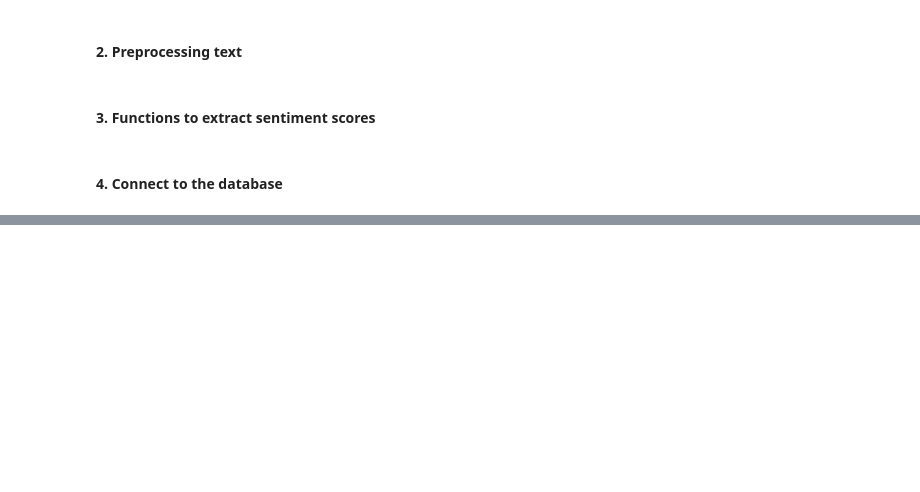
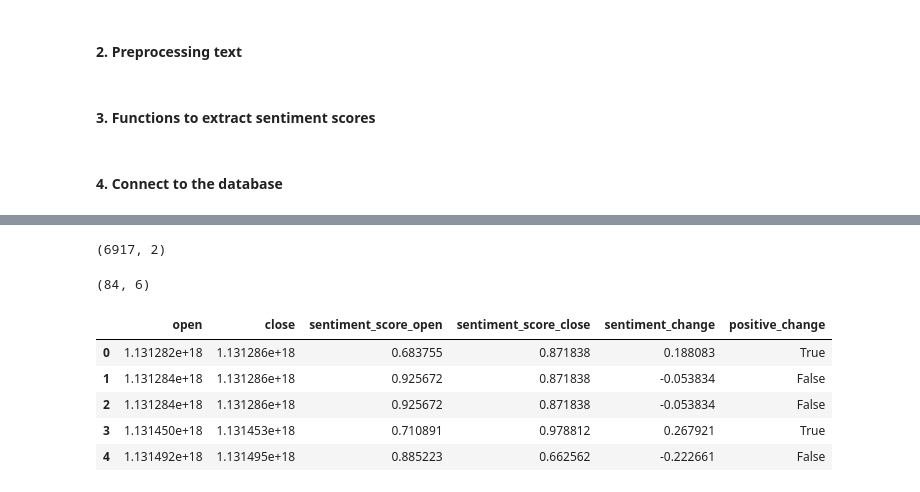
Before and after one commit to PhatLeBao-Phat/dbl-group-3, a Jupyter notebook: sprint 2/Roberta.ipynb, the cells around one changed output, grey strips where cells are left out. Saved outputs shown, nothing was run; the diff lists cells and outputs as text; code cells hidden in the pictures; blank space fills up the shorter version.

```diff
--- a/sprint 2/Roberta.ipynb
+++ b/sprint 2/Roberta.ipynb
@@ -88,0 +220,20 @@ end - start
+# %%
+# filter open close df
+open_close_df = start_end_customers_filter(conversation)
+open_close_df.shape
+# %% [output]
+(6917, 2)
+# %%
+# get sentiment score for open tweet
+a = open_close_df.merge(right=sen_score, left_on='open', right_on='id', how='left')
+a.dropna(subset=['sentiment_score'], inplace=True)
+# %%
+# get sentiment score for close tweet
+a = a.merge(right=sen_score, left_on='close', right_on='id', how='left', suffixes=('_open', '_close'))
+a.dropna(subset=['sentiment_score_close'], inplace=True)
+a.shape
+# %% [output]
+(84, 6)
+# %%
+a.drop(columns=['id_open', 'id_close'], inplace=True)
+a['sentiment_change'] = a.sentiment_score_close - a.sentiment_score_open
@@ -88,0 +242,9 @@ end - start
+# %%
+a.head()
+# %% [output]
+|  | open | close | sentiment_score_open | sentiment_score_close | sentiment_change | positive_change |
+| 0 | 1.131282e+18 | 1.131286e+18 | 0.683755 | 0.871838 | 0.188083 | True |
+| 1 | 1.131284e+18 | 1.131286e+18 | 0.925672 | 0.871838 | -0.053834 | False |
+| 2 | 1.131284e+18 | 1.131286e+18 | 0.925672 | 0.871838 | -0.053834 | False |
+| 3 | 1.131450e+18 | 1.131453e+18 | 0.710891 | 0.978812 | 0.267921 | True |
+| 4 | 1.131492e+18 | 1.131495e+18 | 0.885223 | 0.662562 | -0.222661 | False |
```
Also changed, not shown: parts of 23 cells of this notebook, 2 other files.
